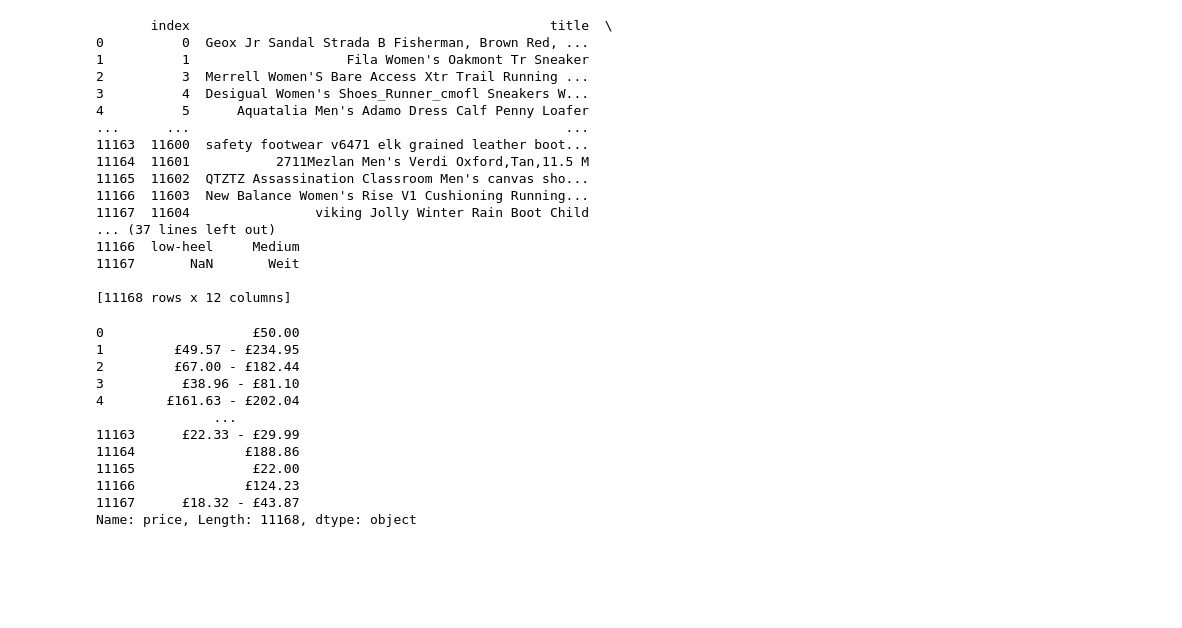
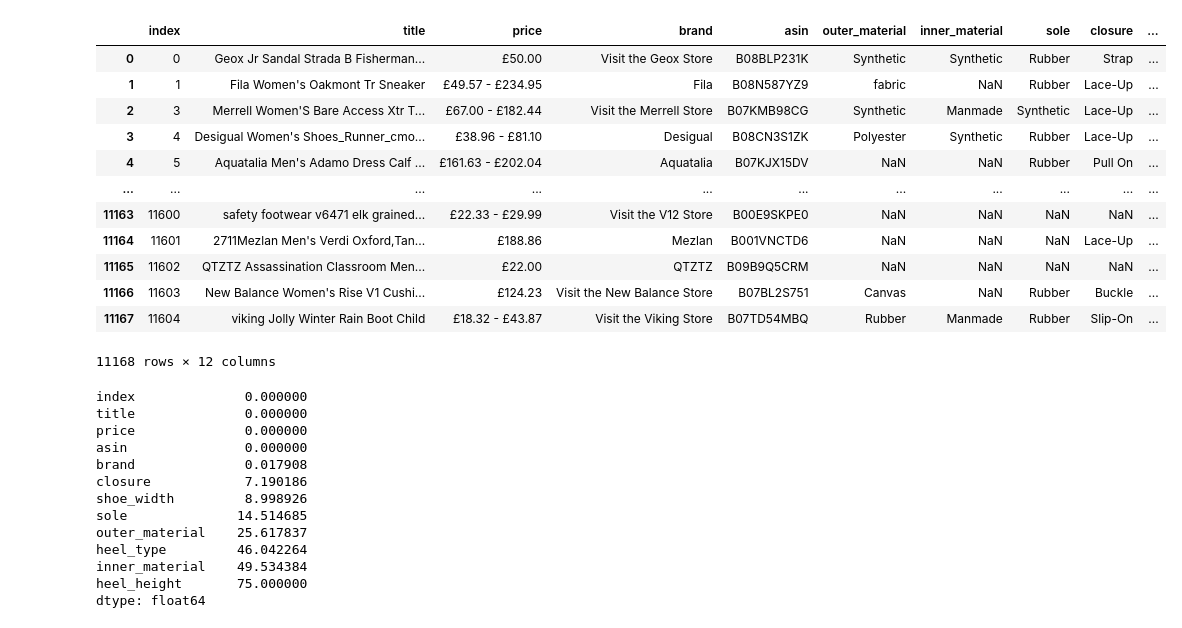
Before and after one commit to badie-tahghighi/ecommerence-recommender-system, a Jupyter notebook: preprocess.ipynb, the cells around one changed output. Saved outputs shown, nothing was run; the diff lists cells and outputs as text; code cells hidden in the pictures; blank space fills up the shorter version.

```diff
--- a/preprocess.ipynb
+++ b/preprocess.ipynb
@@ -7,37 +7,35 @@ raw_users = pd.read_csv('assets/csv/users_dataset.csv')
 # %%
 raw_shoes.dropna(subset=['price', 'title'], inplace=True)
 raw_shoes.reset_index(inplace=True)
-print(raw_shoes)
+raw_shoes
 # %% [output]
+|  | index | title | price | brand | asin | outer_material | inner_material | sole | closure | ... |
+| 0 | 0 | Geox Jr Sandal Strada B Fisherman... | £50.00 | Visit the Geox Store | B08BLP231K | Synthetic | Synthetic | Rubber | Strap | ... |
+| 1 | 1 | Fila Women's Oakmont Tr Sneaker | £49.57 - £234.95 | Fila | B08N587YZ9 | fabric | NaN | Rubber | Lace-Up | ... |
+| 2 | 3 | Merrell Women'S Bare Access Xtr T... | £67.00 - £182.44 | Visit the Merrell Store | B07KMB98CG | Synthetic | Manmade | Synthetic | Lace-Up | ... |
+| 3 | 4 | Desigual Women's Shoes_Runner_cmo... | £38.96 - £81.10 | Desigual | B08CN3S1ZK | Polyester | Synthetic | Rubber | Lace-Up | ... |
+| 4 | 5 | Aquatalia Men's Adamo Dress Calf ... | £161.63 - £202.04 | Aquatalia | B07KJX15DV | NaN | NaN | Rubber | Pull On | ... |
+| ... | ... | ... | ... | ... | ... | ... | ... | ... | ... | ... |
+| 11163 | 11600 | safety footwear v6471 elk grained... | £22.33 - £29.99 | Visit the V12 Store | B00E9SKPE0 | NaN | NaN | NaN | NaN | ... |
+| 11164 | 11601 | 2711Mezlan Men's Verdi Oxford,Tan... | £188.86 | Mezlan | B001VNCTD6 | NaN | NaN | NaN | Lace-Up | ... |
+| 11165 | 11602 | QTZTZ Assassination Classroom Men... | £22.00 | QTZTZ | B09B9Q5CRM | NaN | NaN | NaN | NaN | ... |
+| 11166 | 11603 | New Balance Women's Rise V1 Cushi... | £124.23 | Visit the New Balance Store | B07BL2S751 | Canvas | NaN | Rubber | Buckle | ... |
+| 11167 | 11604 | viking Jolly Winter Rain Boot Child | £18.32 - £43.87 | Visit the Viking Store | B07TD54MBQ | Rubber | Manmade | Rubber | Slip-On | ... |
-       index                                              title  \
-0          0  Geox Jr Sandal Strada B Fisherman, Brown Red, ...
-1          1                    Fila Women's Oakmont Tr Sneaker
-2          3  Merrell Women'S Bare Access Xtr Trail Running ...
-3          4  Desigual Women's Shoes_Runner_cmofl Sneakers W...
-4          5      Aquatalia Men's Adamo Dress Calf Penny Loafer
-...      ...                                                ...
-11163  11600  safety footwear v6471 elk grained leather boot...
-11164  11601           2711Mezlan Men's Verdi Oxford,Tan,11.5 M
-11165  11602  QTZTZ Assassination Classroom Men's canvas sho...
-11166  11603  New Balance Women's Rise V1 Cushioning Running...
-11167  11604                viking Jolly Winter Rain Boot Child
-... (37 lines left out)
-11166  low-heel     Medium
-11167       NaN       Weit
-
-[11168 rows x 12 columns]
+11168 rows × 12 columns
-# %%
-raw_shoes['price']
-# %% [output]
-0                   £50.00
-1         £49.57 - £234.95
-2         £67.00 - £182.44
-3          £38.96 - £81.10
-4        £161.63 - £202.04
-               ...
-11163      £22.33 - £29.99
-11164              £188.86
-11165               £22.00
-11166              £124.23
-11167      £18.32 - £43.87
-Name: price, Length: 11168, dtype: object
+# %%
+null_values = raw_shoes.isnull().mean().sort_values() * 100
+null_values
+# %% [output]
+index              0.000000
+title              0.000000
+price              0.000000
+asin               0.000000
+brand              0.017908
+closure            7.190186
+shoe_width         8.998926
+sole              14.514685
+outer_material    25.617837
+heel_type         46.042264
+inner_material    49.534384
+heel_height       75.000000
+dtype: float64
```
Also changed, not shown: parts of 9 cells of this notebook.
